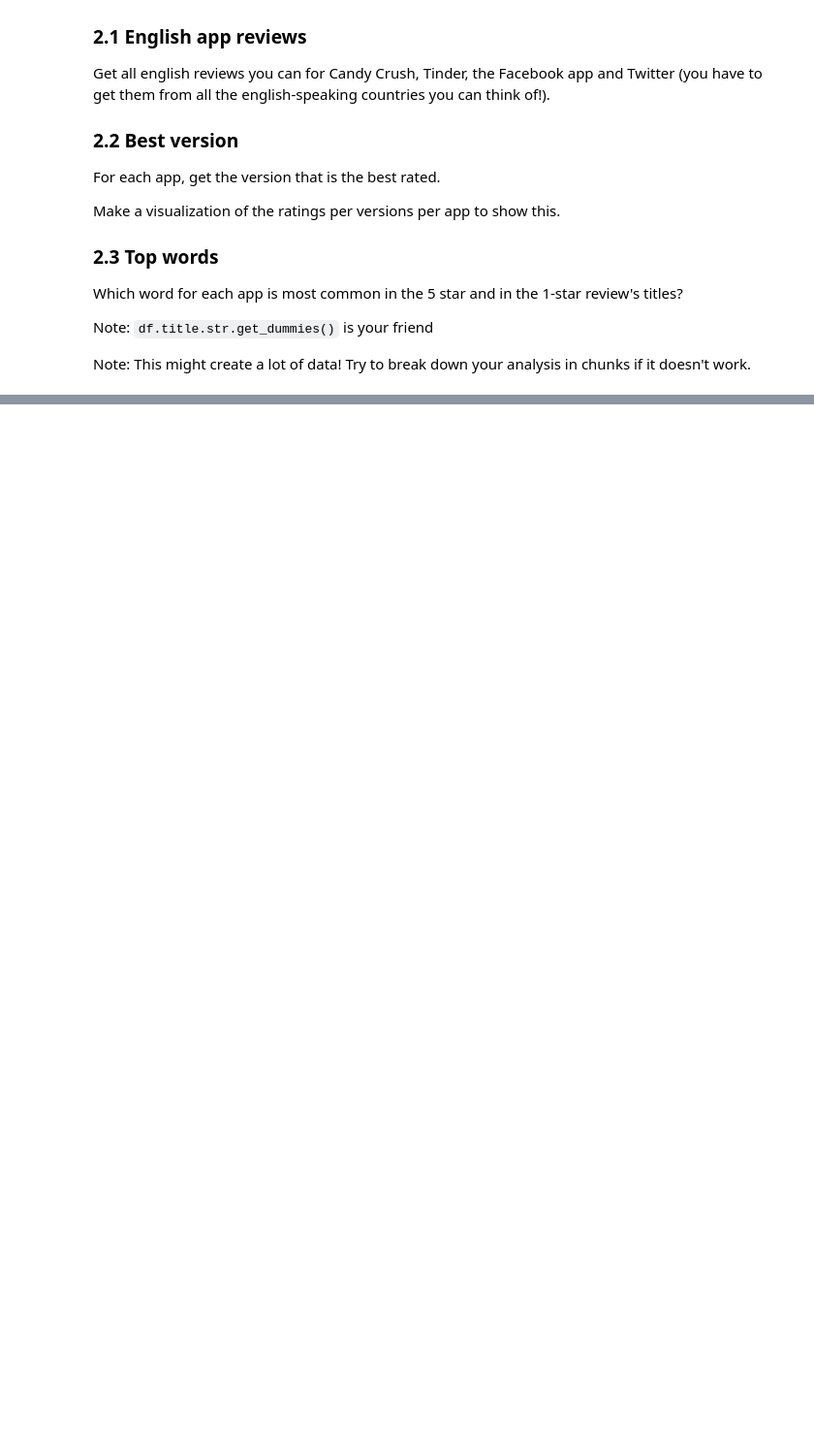
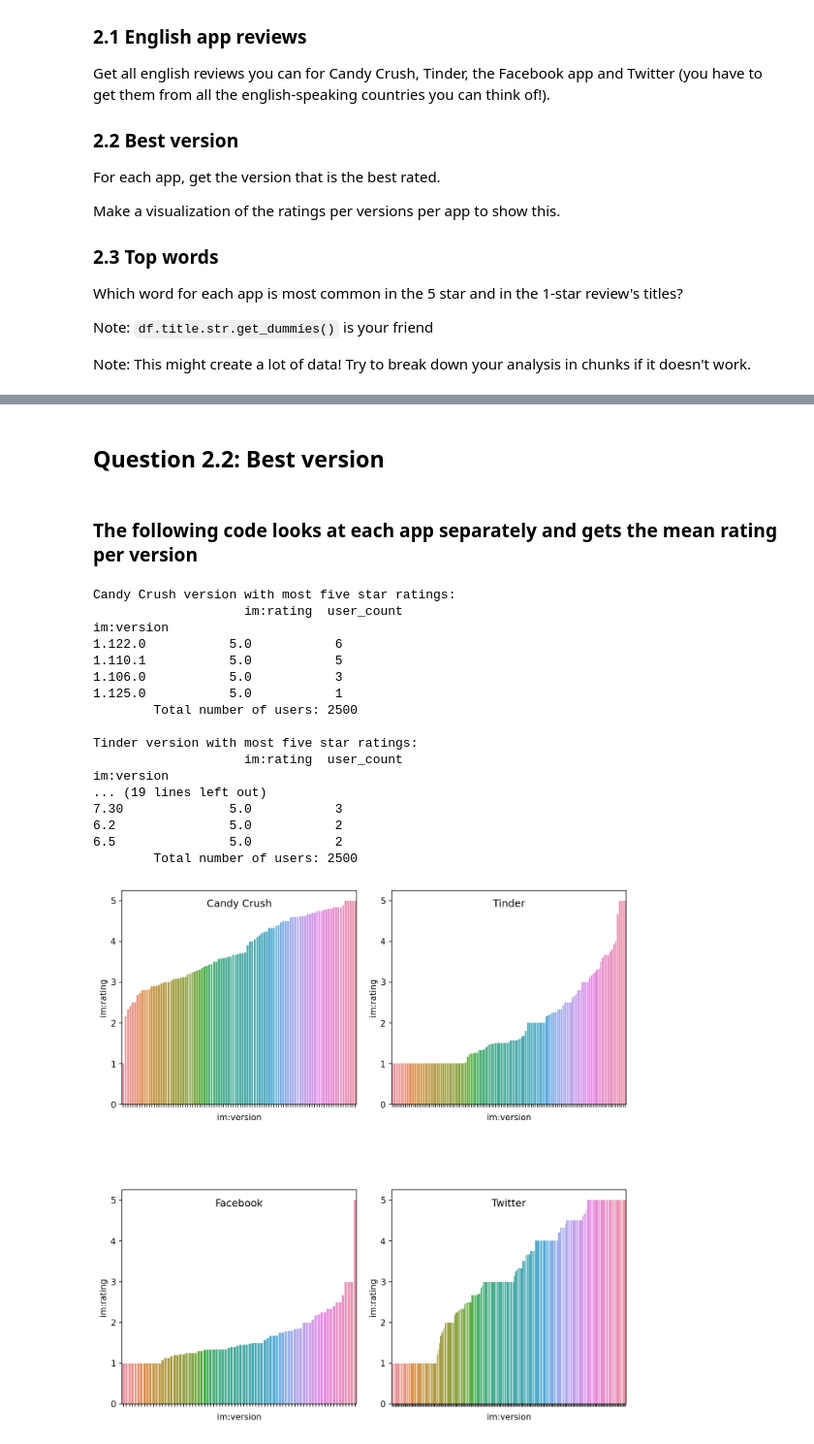
Before and after one commit to cb-ds-1/4-5-web-data, a Jupyter notebook: workshop.ipynb, the cells around one changed output, grey strips where cells are left out. Shown at 97% size. Drawn from its saved outputs; the diff is of its cells as text; code cells hidden in the pictures; blank space fills up the shorter version.

```diff
--- a/workshop.ipynb
+++ b/workshop.ipynb
@@ -19,0 +64,4 @@ To make into a dataframe that looks like this:
+# %%
+df = df.loc[df.index == 'self', col_names]
+df = df.reset_index(drop=True)
+df
@@ -57,0 +118,13 @@ Note: This might create a lot of data! Try to break down your analysis in chunks
+# %%
+# App names and id's
+apps = {'Candy Crush': 553834731, 'Tinder': 547702041, 'Facebook': 284882215, 'Twitter': 333903271}
+# english country codes
+en_cc = ['us', 'ca', 'gb', 'au', 'nz']
+# divide up the columns by their unique
+# dictionary attributes
+col_names = ['im:version', 'im:rating', 'id',
+             'title', 'content', 'im:voteSum',
+             'im:voteCount']
+col2_names = {'author': 'name', 'im:contentType': 'attributes'}
+col3_names = {'link': 'attributes'}
+df_master = pd.DataFrame()
@@ -57,0 +191,49 @@ Note: This might create a lot of data! Try to break down your analysis in chunks
+# %% [markdown]
+## Question 2.2: Best version
+# %%
+df_master['im:rating'] = df_master['im:rating'].astype(int)
+# %% [markdown]
+### The following code looks at each app separately and gets the mean rating per version
+# %%
+fig, ax = plt.subplots(2,2,dpi=150,figsize=(9,9))
+fig.tight_layout()
+i=0
+for k, _ in apps.items():
+    nrow = i // 2
+    ncol = i % 2
+    data_grp = df_master.loc[df_master.title==k].groupby(by=['title','im:version'])
+    data = pd.merge(left=data_grp.mean(),
+                    right=data_grp.count()['id'],
+                    left_index=True,
+                    right_index=True).droplevel(0)
+    data.columns = ['im:rating', 'user_count']
+    sns.barplot(data=data.sort_values(by='im:rating'), x=data.index, y='im:rating',ax=ax[nrow,ncol])
+    ax[nrow,ncol].set_title(k,y=0.9)
+    locs, labels = plt.xticks()
+#    ax[nrow,ncol].set_xticklabels(ax[nrow,ncol].get_xticklabels(), rotation = 90)
+    ax[nrow,ncol].set_xticklabels([])
+    i += 1
+    best = data.sort_values(by=['im:rating','user_count'],ascending=False).head(4)
+    print(f"{k} version with most five star ratings:\n\t{best}")
+    print(f"\tTotal number of users: {data['user_count'].sum()}\n")
+
+plt.subplots_adjust(left=None, bottom=None, right=None, top=None, wspace=0.15, hspace=0.4)
+# %% [output]
+Candy Crush version with most five star ratings:
+                    im:rating  user_count
+im:version
+1.122.0           5.0           6
+1.110.1           5.0           5
+1.106.0           5.0           3
+1.125.0           5.0           1
+        Total number of users: 2500
+
+Tinder version with most five star ratings:
+                    im:rating  user_count
+im:version
+... (19 lines left out)
+7.30              5.0           3
+6.2               5.0           2
+6.5               5.0           2
+        Total number of users: 2500
+[figure, added]
```
Also changed, not shown: parts of 13 cells of this notebook.
